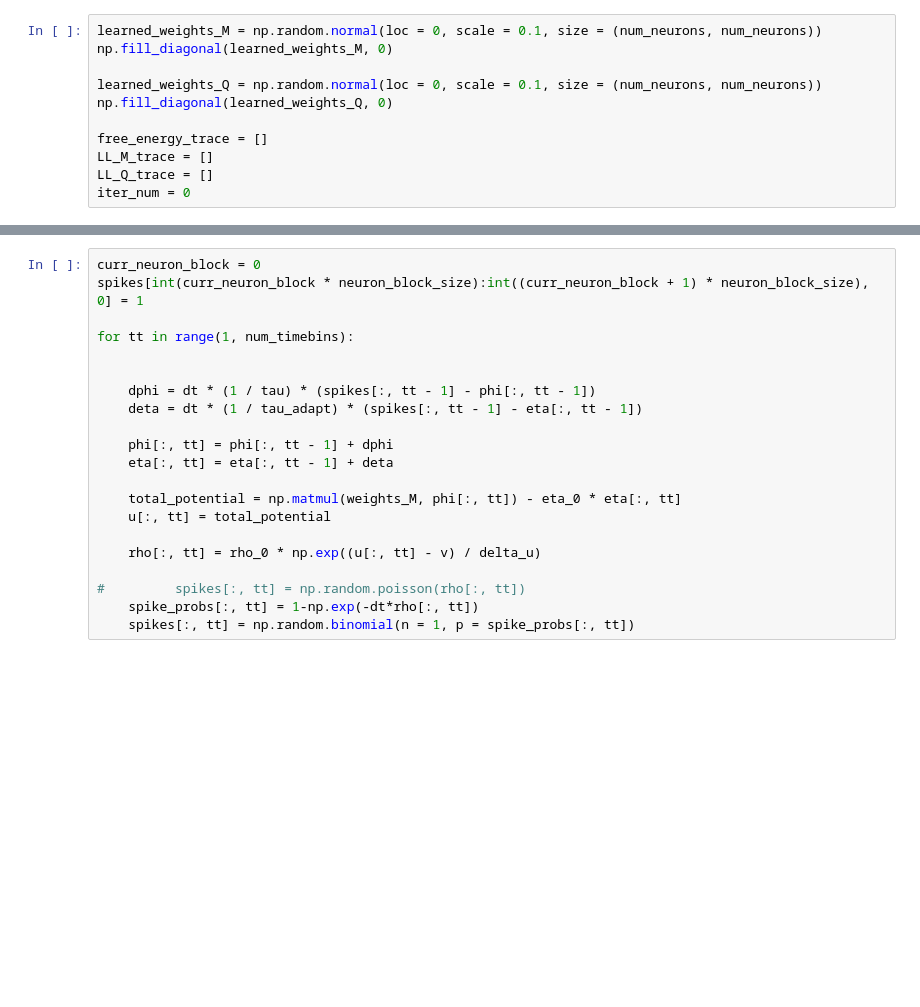
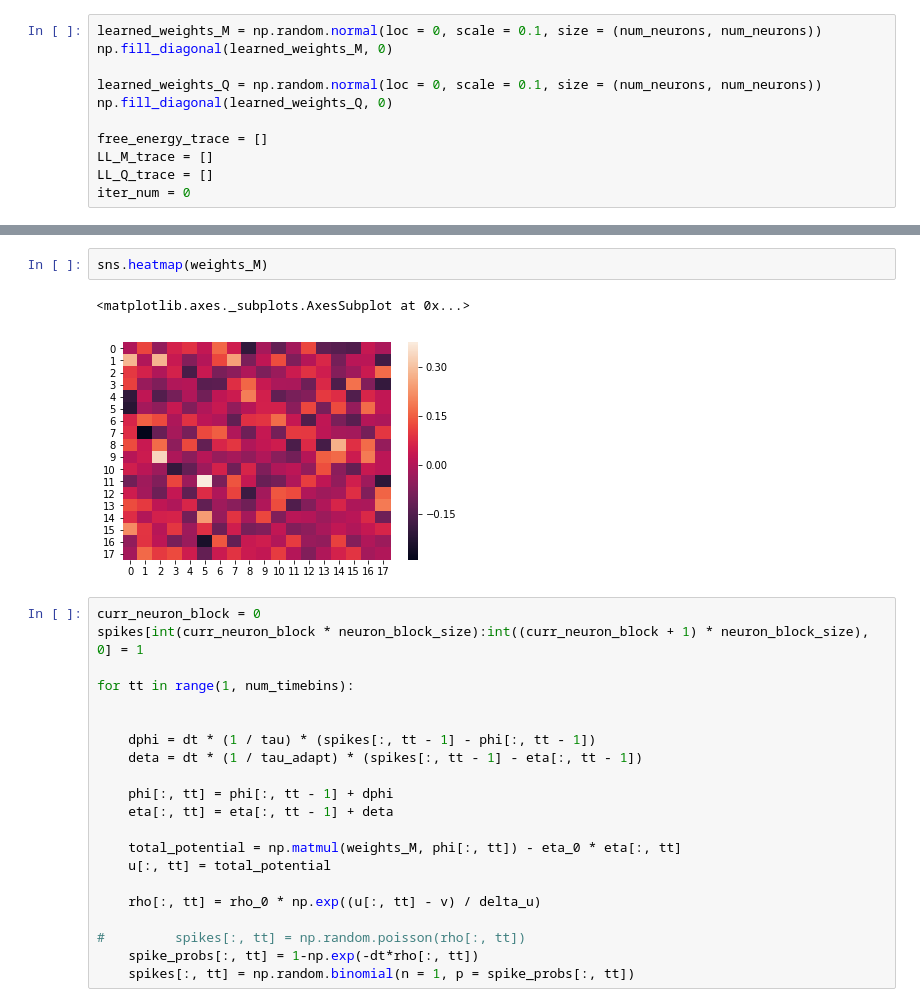
Before and after one commit to andrewcharlesjones/variational_spiking_networks, a Jupyter notebook: vi_spiking_visible_and_hidden.ipynb, the cells around one changed output, grey strips where cells are left out. Drawn from its saved outputs; the diff is of its cells as text; blank space fills up the shorter version.

```diff
--- a/vi_spiking_visible_and_hidden.ipynb
+++ b/vi_spiking_visible_and_hidden.ipynb
@@ -312,3 +302,8 @@ print np.sum((learned_weights_M[:num_visible, :num_visible] - weights_M[:num_vis
+# %%
+sns.heatmap(weights_M)
+# %% [output]
+<matplotlib.axes._subplots.AxesSubplot at 0x...>
+[figure, added]
 # %%
 curr_neuron_block = 0
 spikes[int(curr_neuron_block * neuron_block_size):int((curr_neuron_block + 1) * neuron_block_size), 0] = 1
```
Also changed, not shown: parts of 11 cells of this notebook.
